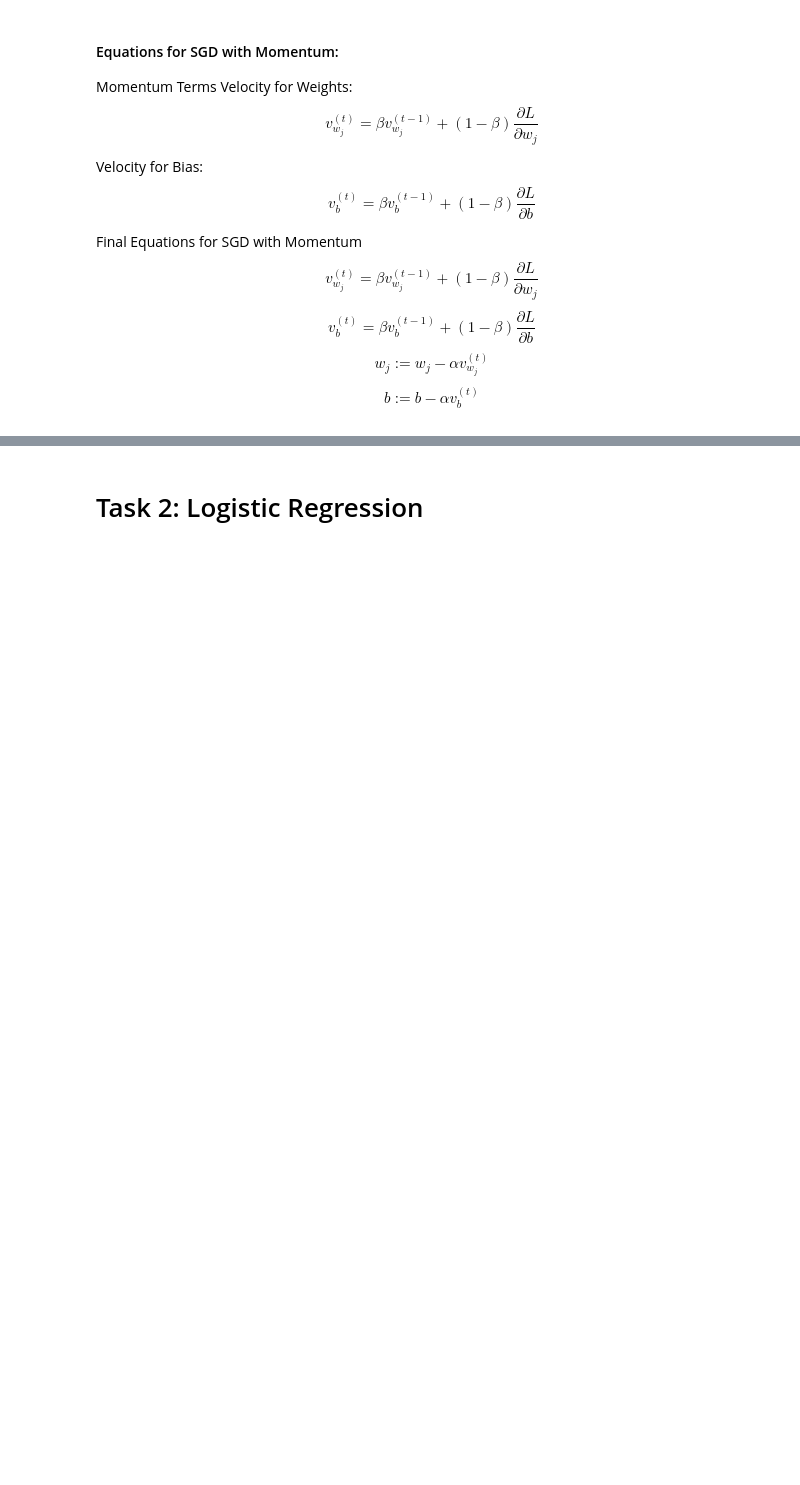
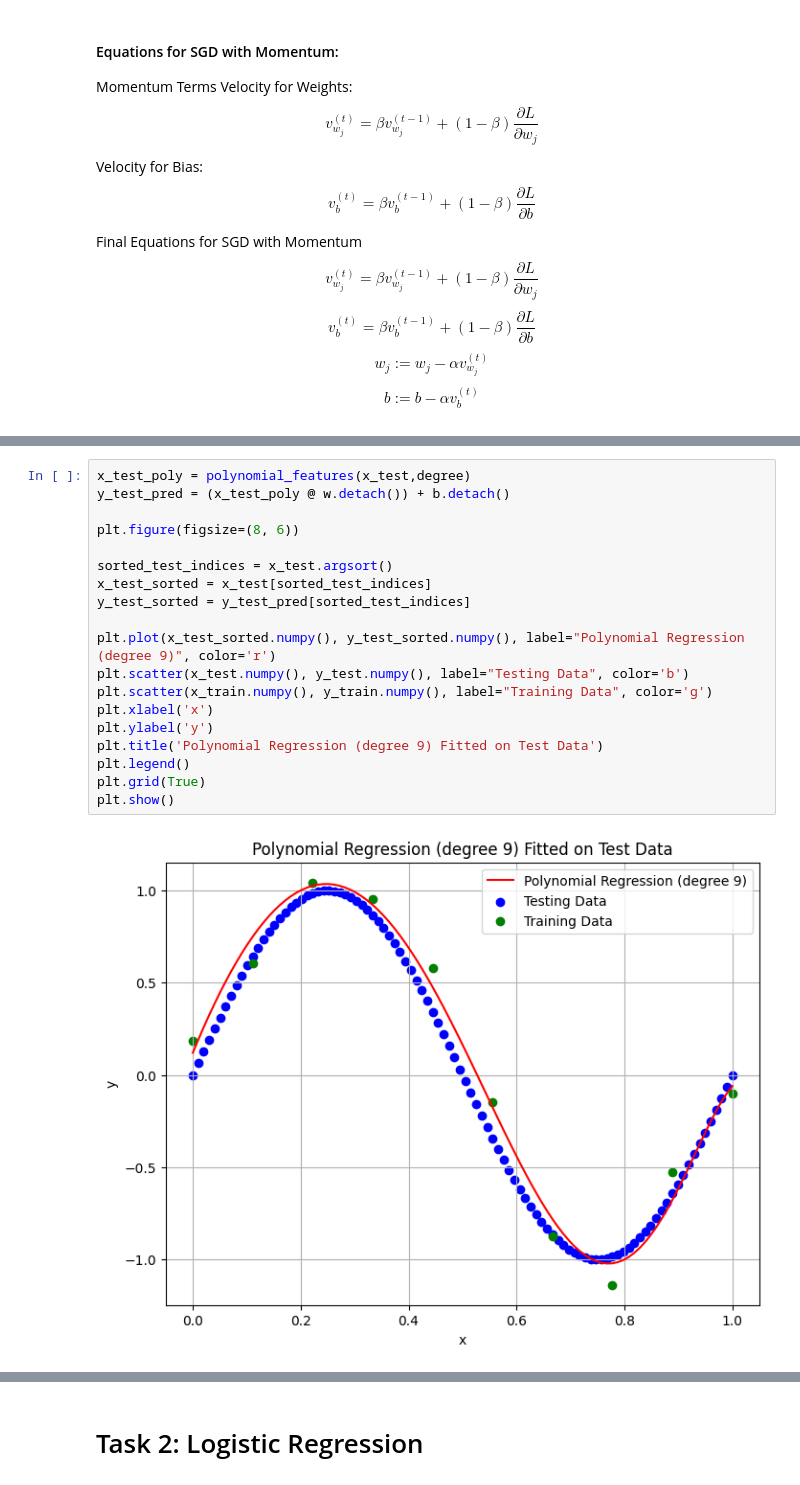
Before and after one commit to Zeudon/CS-GY-6613-Artificial-Intelligence, a Jupyter notebook: eng-ai-agents/assignments/assignment-1/02-assignment-1b.ipynb, the cells around one changed output, grey strips where cells are left out. Saved outputs shown, nothing was run; the diff lists cells and outputs as text; blank space fills up the shorter version.

```diff
--- a/eng-ai-agents/assignments/assignment-1/02-assignment-1b.ipynb
+++ b/eng-ai-agents/assignments/assignment-1/02-assignment-1b.ipynb
@@ -302,0 +312,21 @@ Converged at epoch 42371 due to small loss improvement
+# %%
+x_test_poly = polynomial_features(x_test,degree)
+y_test_pred = (x_test_poly @ w.detach()) + b.detach()
+
+plt.figure(figsize=(8, 6))
+
+sorted_test_indices = x_test.argsort()
+x_test_sorted = x_test[sorted_test_indices]
+y_test_sorted = y_test_pred[sorted_test_indices]
+
+plt.plot(x_test_sorted.numpy(), y_test_sorted.numpy(), label="Polynomial Regression (degree 9)", color='r')
+plt.scatter(x_test.numpy(), y_test.numpy(), label="Testing Data", color='b')
+plt.scatter(x_train.numpy(), y_train.numpy(), label="Training Data", color='g')
+plt.xlabel('x')
+plt.ylabel('y')
+plt.title('Polynomial Regression (degree 9) Fitted on Test Data')
+plt.legend()
+plt.grid(True)
+plt.show()
+# %% [output]
+[figure, added]
```
Also changed, not shown: parts of 9 cells of this notebook.
